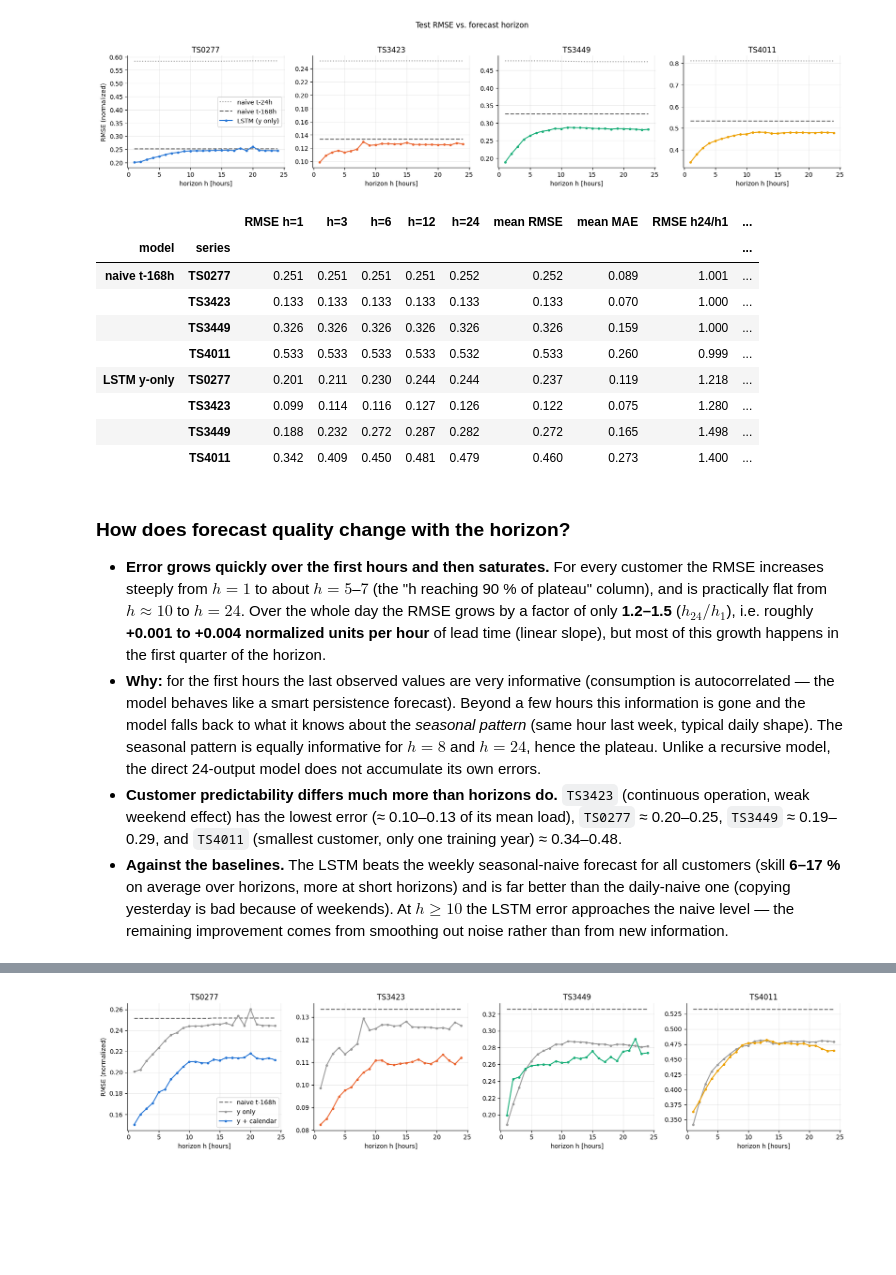
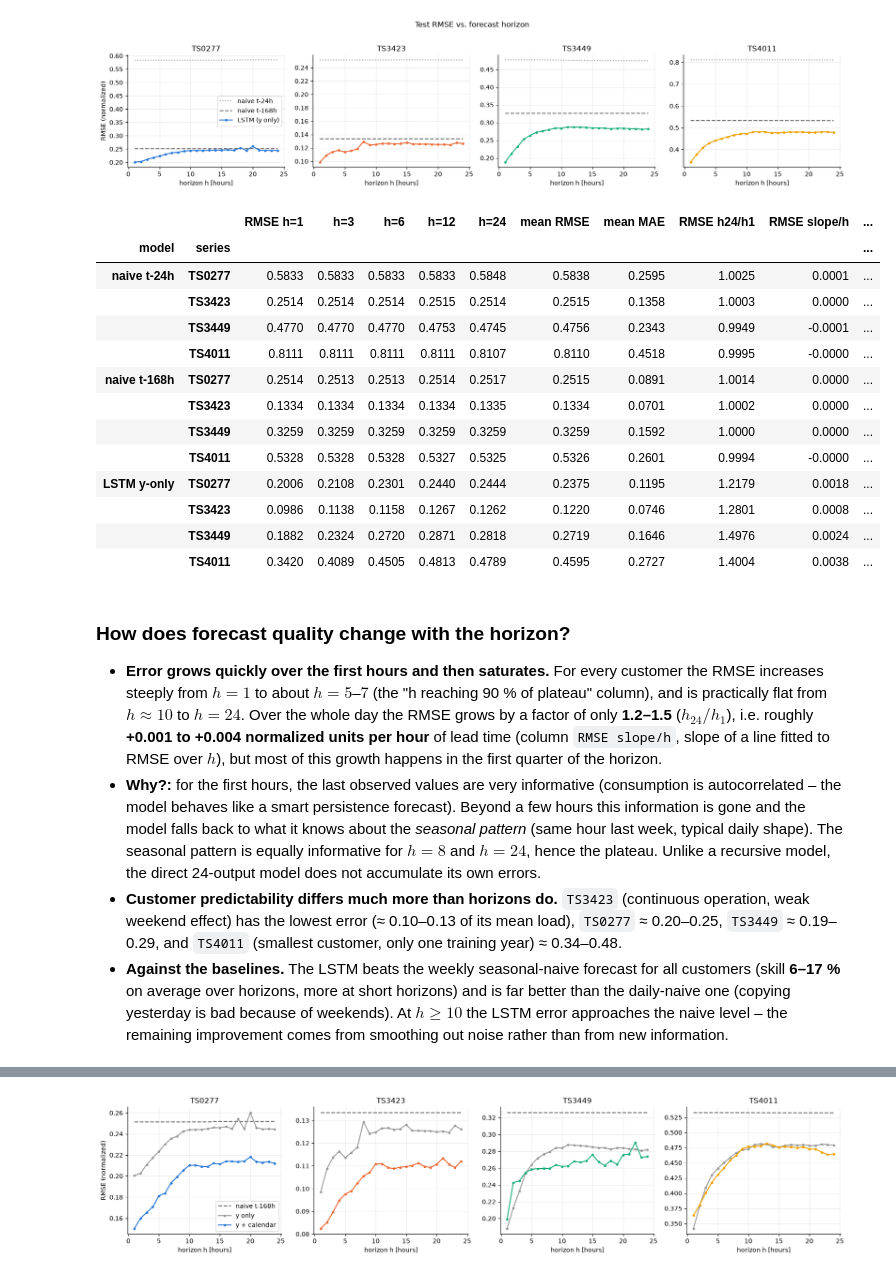
Before and after one commit to KubaCzech/knowledge-extraction, a Jupyter notebook: lab3/lab3.ipynb, the cells around one changed output, grey strips where cells are left out. Drawn from its saved outputs; the diff is of its cells as text; code cells hidden in the pictures; blank space fills up the shorter version.

```diff
--- a/lab3/lab3.ipynb
+++ b/lab3/lab3.ipynb
@@ -24,7 +25,7 @@ import ts_lib as T
 warnings.filterwarnings("ignore")
 torch.set_num_threads(8)
 pd.set_option("display.precision", 4)
-DATA_DIR = "../data/L3"
+DATA_DIR = "../data/lab3"
 
 # fixed categorical palette: colour follows the entity, never the rank
 PALETTE = ["#2a78d6", "#eb6834", "#1baf7a", "#eda100", "#e87ba4", "#008300", "#8a5cd1", "#6b6b6b"]
@@ -120,7 +121,7 @@ for j, n in enumerate(T.SERIES):
     for i, c in enumerate(comps):
         axes[i, j].plot(c[sl], color=SCOL[n] if i != 1 else "#333333", lw=0.9)
         if j == 0: axes[i, j].set_ylabel(names[i])
-    axes[0, j].set_title(f"{n} — MSTL, 3 weeks of March {yr}")
+    axes[0, j].set_title(f"{n} – MSTL, 3 weeks of March {yr}")
     axes[-1, j].tick_params(axis="x", labelrotation=30, labelsize=8)
 plt.tight_layout(); plt.show()
 # %% [output]
@@ -296,40 +293,44 @@ plt.suptitle("Test RMSE vs. forecast horizon", y=1.02); plt.tight_layout(); plt.
 # %%
 def horizon_summary(res, label):
     rows = []
     for n in T.SERIES:
         m = res[n] if isinstance(res[n], pd.DataFrame) else res[n][0]
         r = m.set_index("horizon")
         slope = linregress(r.index, r.RMSE)
         plateau = r.RMSE.iloc[-6:].mean()
         rows.append({"model": label, "series": n,
                      "RMSE h=1": r.RMSE[1], "h=3": r.RMSE[3], "h=6": r.RMSE[6], "h=12": r.RMSE[12], "h=24": r.RMSE[24],
                      "mean RMSE": r.RMSE.mean(), "mean MAE": r.MAE.mean(),
-                     "RMSE h24/h1": r.RMSE[24] / r.RMSE[1],
+                     "RMSE h24/h1": r.RMSE[24] / r.RMSE[1], "RMSE slope/h": slope.slope,
                      "h reaching 90% of plateau": int(r.index[np.argmax(r.RMSE.values >= 0.9 * plateau)]),
                      "skill vs naive-168 (mean)": 1 - r.RMSE.mean() / naive168[n].RMSE.mean()})
     return pd.DataFrame(rows).set_index(["model", "series"])
 
 hz_y = horizon_summary(per_y, "LSTM y-only")
-display(pd.concat([horizon_summary(naive168, "naive t-168h"), hz_y]).round(3))
+display(pd.concat([horizon_summary(naive24, "naive t-24h"), horizon_summary(naive168, "naive t-168h"), hz_y]).round(4))
 # %% [output]
-|  |  | RMSE h=1 | h=3 | h=6 | h=12 | h=24 | mean RMSE | mean MAE | RMSE h24/h1 | ... |
-| model | series |  |  |  |  |  |  |  |  | ... |
-| naive t-168h | TS0277 | 0.251 | 0.251 | 0.251 | 0.251 | 0.252 | 0.252 | 0.089 | 1.001 | ... |
-|  | TS3423 | 0.133 | 0.133 | 0.133 | 0.133 | 0.133 | 0.133 | 0.070 | 1.000 | ... |
-|  | TS3449 | 0.326 | 0.326 | 0.326 | 0.326 | 0.326 | 0.326 | 0.159 | 1.000 | ... |
-|  | TS4011 | 0.533 | 0.533 | 0.533 | 0.533 | 0.532 | 0.533 | 0.260 | 0.999 | ... |
-| LSTM y-only | TS0277 | 0.201 | 0.211 | 0.230 | 0.244 | 0.244 | 0.237 | 0.119 | 1.218 | ... |
-|  | TS3423 | 0.099 | 0.114 | 0.116 | 0.127 | 0.126 | 0.122 | 0.075 | 1.280 | ... |
-|  | TS3449 | 0.188 | 0.232 | 0.272 | 0.287 | 0.282 | 0.272 | 0.165 | 1.498 | ... |
-|  | TS4011 | 0.342 | 0.409 | 0.450 | 0.481 | 0.479 | 0.460 | 0.273 | 1.400 | ... |
+|  |  | RMSE h=1 | h=3 | h=6 | h=12 | h=24 | mean RMSE | mean MAE | RMSE h24/h1 | RMSE slope/h | ... |
+| model | series |  |  |  |  |  |  |  |  |  | ... |
+| naive t-24h | TS0277 | 0.5833 | 0.5833 | 0.5833 | 0.5833 | 0.5848 | 0.5838 | 0.2595 | 1.0025 | 0.0001 | ... |
+|  | TS3423 | 0.2514 | 0.2514 | 0.2514 | 0.2515 | 0.2514 | 0.2515 | 0.1358 | 1.0003 | 0.0000 | ... |
+|  | TS3449 | 0.4770 | 0.4770 | 0.4770 | 0.4753 | 0.4745 | 0.4756 | 0.2343 | 0.9949 | -0.0001 | ... |
+|  | TS4011 | 0.8111 | 0.8111 | 0.8111 | 0.8111 | 0.8107 | 0.8110 | 0.4518 | 0.9995 | -0.0000 | ... |
+| naive t-168h | TS0277 | 0.2514 | 0.2513 | 0.2513 | 0.2514 | 0.2517 | 0.2515 | 0.0891 | 1.0014 | 0.0000 | ... |
+|  | TS3423 | 0.1334 | 0.1334 | 0.1334 | 0.1334 | 0.1335 | 0.1334 | 0.0701 | 1.0002 | 0.0000 | ... |
+|  | TS3449 | 0.3259 | 0.3259 | 0.3259 | 0.3259 | 0.3259 | 0.3259 | 0.1592 | 1.0000 | 0.0000 | ... |
+|  | TS4011 | 0.5328 | 0.5328 | 0.5328 | 0.5327 | 0.5325 | 0.5326 | 0.2601 | 0.9994 | -0.0000 | ... |
+| LSTM y-only | TS0277 | 0.2006 | 0.2108 | 0.2301 | 0.2440 | 0.2444 | 0.2375 | 0.1195 | 1.2179 | 0.0018 | ... |
+|  | TS3423 | 0.0986 | 0.1138 | 0.1158 | 0.1267 | 0.1262 | 0.1220 | 0.0746 | 1.2801 | 0.0008 | ... |
+|  | TS3449 | 0.1882 | 0.2324 | 0.2720 | 0.2871 | 0.2818 | 0.2719 | 0.1646 | 1.4976 | 0.0024 | ... |
+|  | TS4011 | 0.3420 | 0.4089 | 0.4505 | 0.4813 | 0.4789 | 0.4595 | 0.2727 | 1.4004 | 0.0038 | ... |
 # %% [markdown]
 ### How does forecast quality change with the horizon?
 
 * **Error grows quickly over the first hours and then saturates.** For every customer the RMSE increases steeply from $h=1$ to about $h=5$–$7$
   (the "h reaching 90 % of plateau" column), and is practically flat from $h \approx 10$ to $h=24$. Over the whole day the RMSE grows by a factor of
-  only **1.2–1.5** ($h_{24}/h_1$), i.e. roughly **+0.001 to +0.004 normalized units per hour** of lead time (linear slope), but most of this
+  only **1.2–1.5** ($h_{24}/h_1$), i.e. roughly **+0.001 to +0.004 normalized units per hour** of lead time (column `RMSE slope/h`, slope of a line fitted to RMSE over $h$), but most of this
   growth happens in the first quarter of the horizon.
-* **Why:** for the first hours the last observed values are very informative (consumption is autocorrelated — the model behaves like a smart
+* **Why?:** for the first hours, the last observed values are very informative (consumption is autocorrelated – the model behaves like a smart
   persistence forecast). Beyond a few hours this information is gone and the model falls back to what it knows about the *seasonal pattern*
   (same hour last week, typical daily shape). The seasonal pattern is equally informative for $h = 8$ and $h = 24$, hence the plateau.
   Unlike a recursive model, the direct 24-output model does not accumulate its own errors.
@@ -337,5 +338,5 @@ display(pd.concat([horizon_summary(naive168, "naive t-168h"), hz_y]).round(3))
   (≈ 0.10–0.13 of its mean load), `TS0277` ≈ 0.20–0.25, `TS3449` ≈ 0.19–0.29, and `TS4011` (smallest customer, only one training year) ≈ 0.34–0.48.
 * **Against the baselines.** The LSTM beats the weekly seasonal-naive forecast for all customers (skill **6–17 %** on average over horizons, more at short horizons) and
   is far better than the daily-naive one (copying yesterday is bad because of weekends). At $h \ge 10$ the LSTM error approaches the naive level
-  — the remaining improvement comes from smoothing out noise rather than from new information.
+  – the remaining improvement comes from smoothing out noise rather than from new information.
 # %% [markdown]
```
Also changed, not shown: parts of 16 cells of this notebook, 9 other files.
